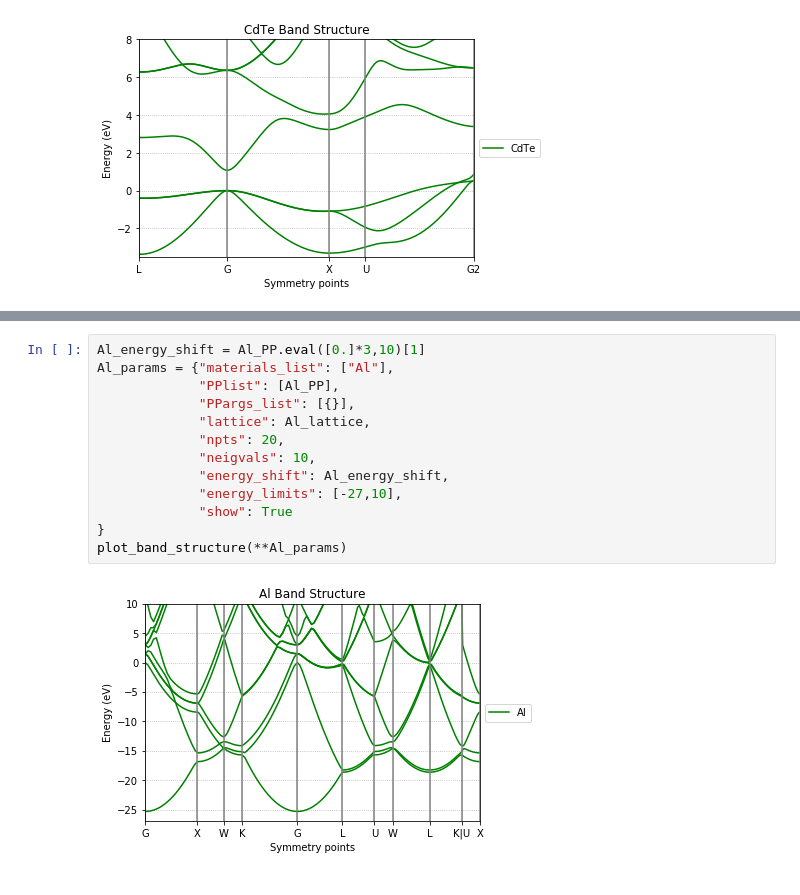
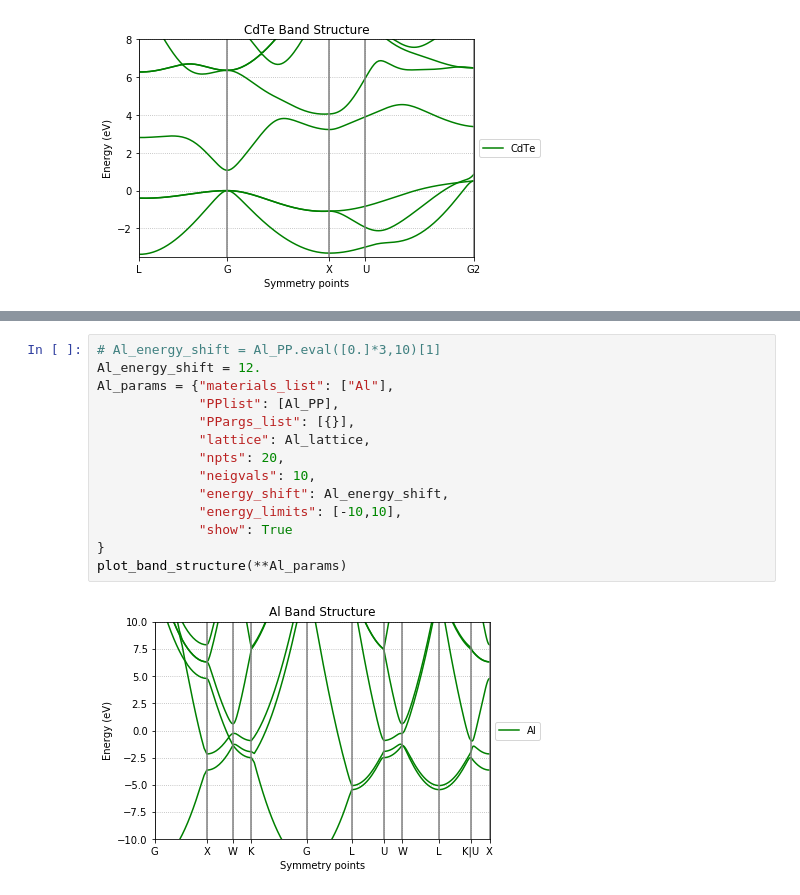
Before and after one commit to jerjorg/bzi_3D, a Jupyter notebook: notebooks/PP Plots.ipynb, the cells around one changed output, grey strips where cells are left out. Drawn from its saved outputs; the diff is of its cells as text.

```diff
--- a/notebooks/PP Plots.ipynb
+++ b/notebooks/PP Plots.ipynb
@@ -220,16 +240,17 @@ plot_band_structure(**CdTe_args)
 # %%
-Al_energy_shift = Al_PP.eval([0.]*3,10)[1]
+# Al_energy_shift = Al_PP.eval([0.]*3,10)[1]
+Al_energy_shift = 12.
 Al_params = {"materials_list": ["Al"],
              "PPlist": [Al_PP],
              "PPargs_list": [{}],
              "lattice": Al_lattice,
              "npts": 20,
              "neigvals": 10,
              "energy_shift": Al_energy_shift,
-             "energy_limits": [-27,10],
+             "energy_limits": [-10,10],
              "show": True
 }
 plot_band_structure(**Al_params)
 # %% [output]
-[figure, old version]
+[figure, new version]
 # %%
```
Also changed, not shown: parts of 19 cells of this notebook, 10 other files.
